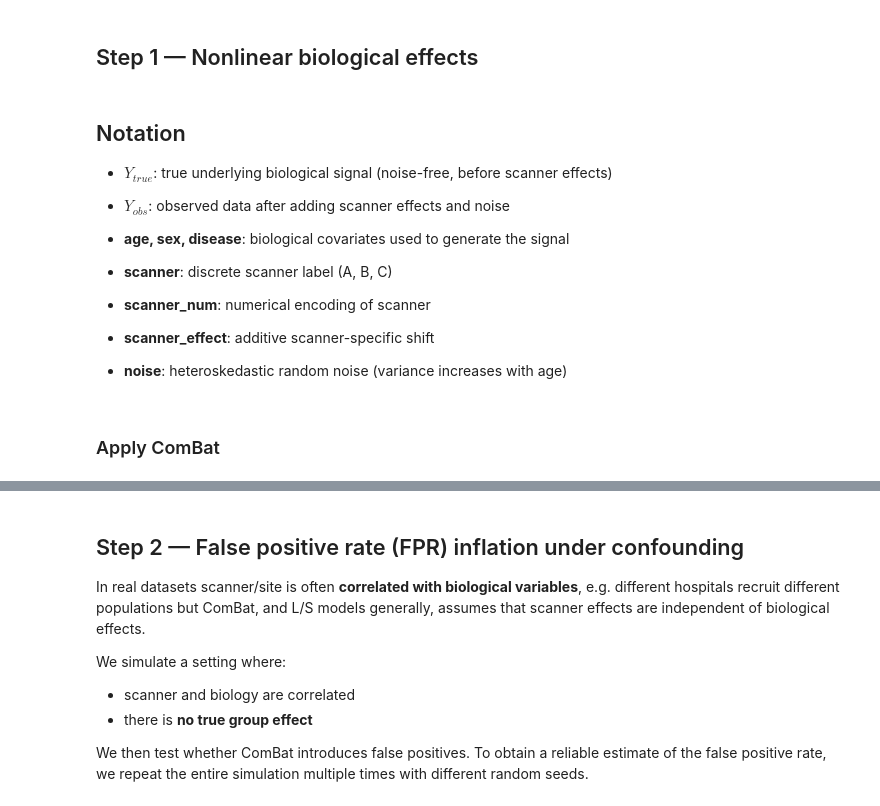
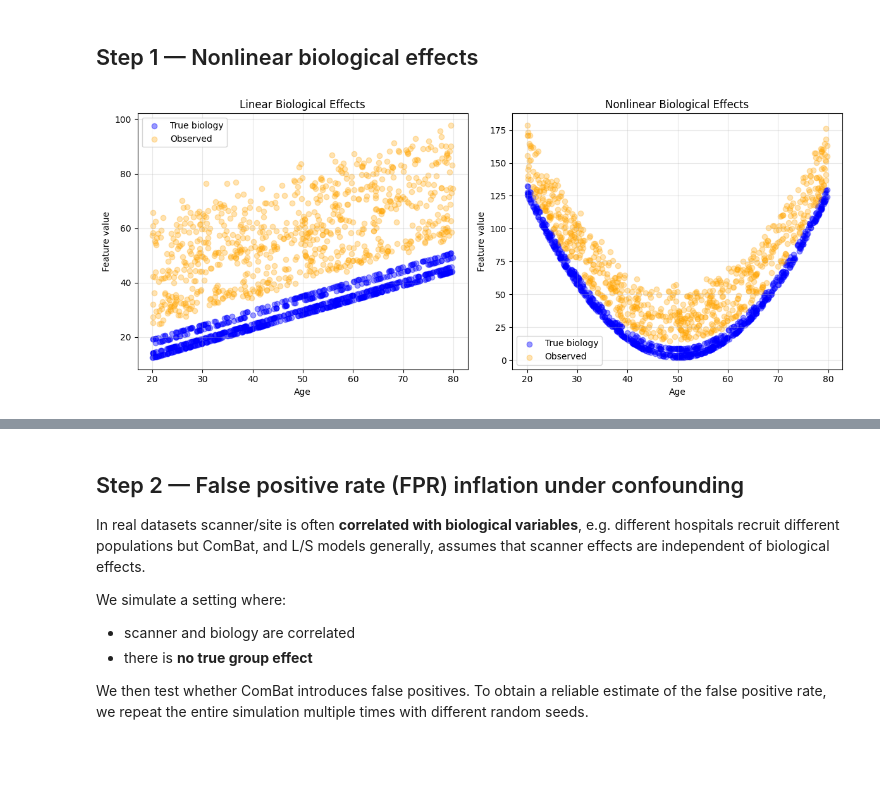
Before and after one commit to N-Nieto/OHBM2026_Educational_course_harmonization, a Jupyter notebook: notebooks/block03/combat_limitations.ipynb, the cells around one changed output, grey strips where cells are left out. Drawn from its saved outputs; the diff is of its cells as text; code cells hidden in the pictures; blank space fills up the shorter version.

```diff
--- a/notebooks/block03/combat_limitations.ipynb
+++ b/notebooks/block03/combat_limitations.ipynb
@@ -122,29 +143,28 @@ Y_obs = np.array(Y_obs)
-# %% [markdown]
-## Notation
-
-- **$Y_{true}$**: true underlying biological signal (noise-free, before scanner effects)
-- **$Y_{obs}$**: observed data after adding scanner effects and noise
-
-- **age, sex, disease**: biological covariates used to generate the signal
-
-- **scanner**: discrete scanner label (A, B, C)
-- **scanner\_num**: numerical encoding of scanner
-
-- **scanner\_effect**: additive scanner-specific shift
-- **noise**: heteroskedastic random noise (variance increases with age)
 # %%
-# Visualize one feature
+# Visualize one feature - Linear vs Nonlinear
 feature_idx = 0
 
-plt.figure(figsize=(6,5))
+fig, axes = plt.subplots(1, 2, figsize=(12, 5))
 
-plt.scatter(age, Y_true[feature_idx], alpha=0.4, label='True biology')
-plt.scatter(age, Y_obs[feature_idx], alpha=0.3, label='Observed')
+# Linear plot
+axes[0].scatter(age, Y_true_linear[feature_idx], alpha=0.4, label='True biology', color='blue')
+axes[0].scatter(age, Y_obs_linear[feature_idx], alpha=0.3, label='Observed', color='orange')
+axes[0].set_title("Linear Biological Effects")
+axes[0].set_xlabel("Age")
+axes[0].set_ylabel("Feature value")
+axes[0].legend()
+axes[0].grid(True, alpha=0.3)
 
-plt.legend()
-plt.title("Observed vs True Biological Signal")
-plt.xlabel("Age")
-plt.ylabel("Feature value")
+# Nonlinear plot
+axes[1].scatter(age, Y_true_nonlinear[feature_idx], alpha=0.4, label='True biology', color='blue')
+axes[1].scatter(age, Y_obs_nonlinear[feature_idx], alpha=0.3, label='Observed', color='orange')
+axes[1].set_title("Nonlinear Biological Effects")
+axes[1].set_xlabel("Age")
+axes[1].set_ylabel("Feature value")
+axes[1].legend()
+axes[1].grid(True, alpha=0.3)
+
+plt.tight_layout()
 plt.show()
+# %% [output]
+[figure, added]
-# %% [markdown]
-### Apply ComBat
```
Also changed, not shown: parts of 12 cells of this notebook.
